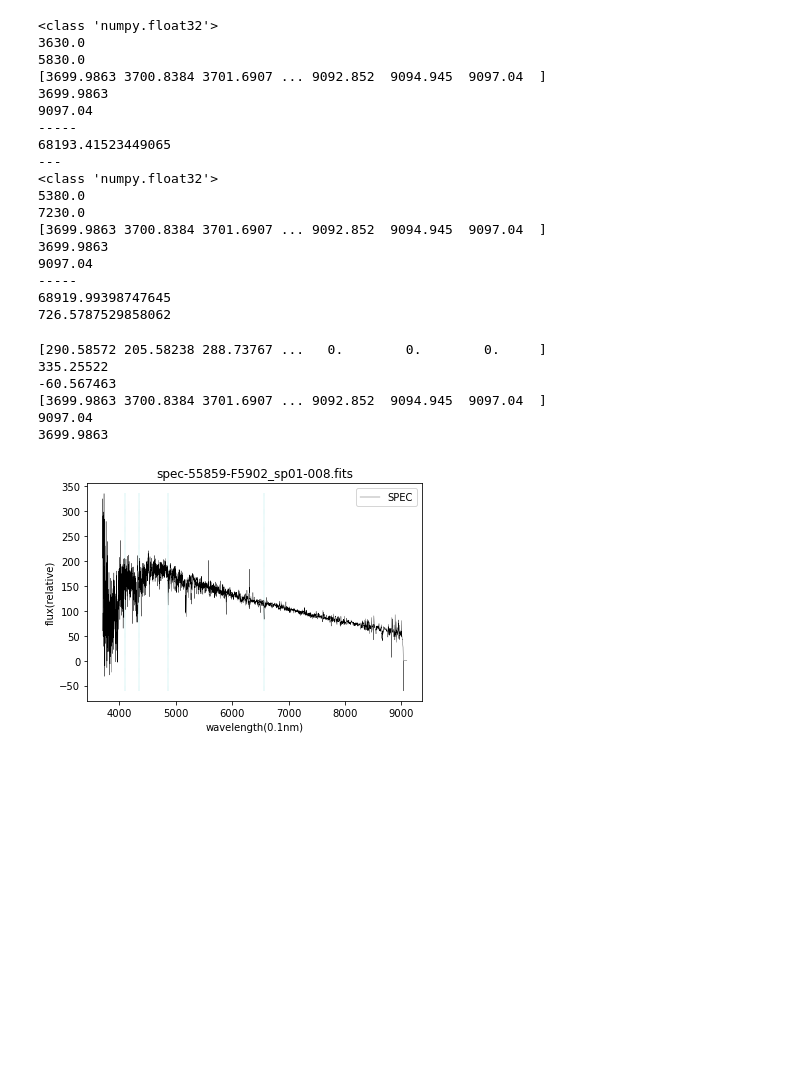
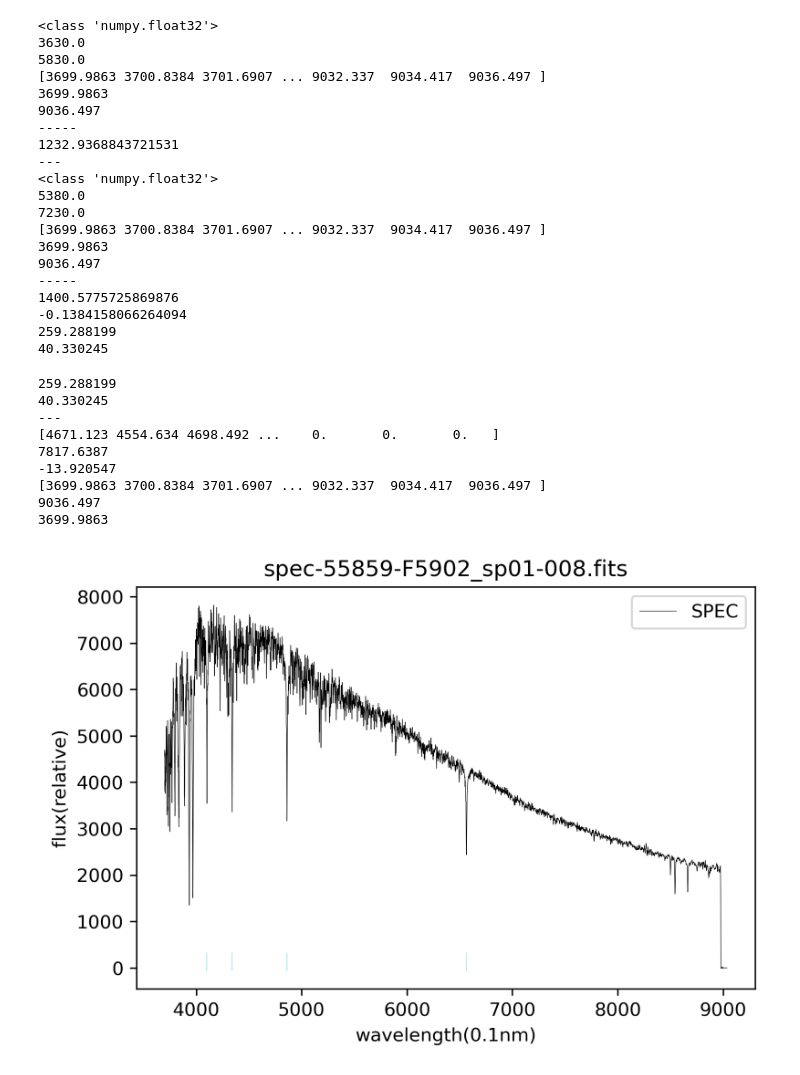
Before and after one commit to haifengchengguang/astronomy_ugriz, a Jupyter notebook: homework1.ipynb, the cells around one changed output. Cells and saved outputs as stored; diff of their text form; code cells hidden in the pictures; blank space fills up the shorter version.

```diff
--- a/homework1.ipynb
+++ b/homework1.ipynb
@@ -2,8 +2,9 @@
 from astropy.io import fits
 import numpy as np
 import matplotlib.pyplot as plt
+import math
 camera = fits.open('filter_curves.fits')
-str1='spec-55859-F5902_sp01-008.fits'
+str1='spec-56393-HD172143N395828B01_sp03-220.fits'
 spec=fits.open(str1)
 camera_g=camera[2].data
 camera_g_flux=camera_g.field(1)
@@ -32,7 +33,8 @@ while True:
         j+=1
     #print(wavelenth[i])
     i+=1
-print(sum)
+fl_g=sum/(5830-3630)
+print(fl_g)
 print("---")
 # for x in np.nditer(wavelenth):
 #     if x<5830.0:
@@ -65,67 +67,85 @@ while True:
             j+=1
     #print(wavelenth[i])
     i+=1
-print(sum_r)
-print(sum_r-sum)
+fl_r=sum_r/(7230-5380)
+print(fl_r)
+#result=sum_r-sum
+result=-2.5*math.log(fl_r,10)-(-2.5*math.log(fl_g,10))
+print(result)
+ra = spec[0].header['ra']
+dec = spec[0].header['dec']
+print(ra)
+print(dec)
 # %% [output]
 <class 'numpy.float32'>
 3630.0
 5830.0
-[3699.9863 3700.8384 3701.6907 ... 9092.852  9094.945  9097.04  ]
+[3699.9863 3700.8384 3701.6907 ... 9032.337  9034.417  9036.497 ]
 3699.9863
-9097.04
+9036.497
 -----
-68193.41523449065
+1232.9368843721531
 ---
 <class 'numpy.float32'>
 5380.0
 7230.0
-[3699.9863 3700.8384 3701.6907 ... 9092.852  9094.945  9097.04  ]
+[3699.9863 3700.8384 3701.6907 ... 9032.337  9034.417  9036.497 ]
 3699.9863
-9097.04
+9036.497
 -----
-68919.99398747645
-726.5787529858062
+1400.5775725869876
+-0.1384158066264094
+259.288199
+40.330245
 # %%
 from astropy.io import fits
 import numpy as np
 import matplotlib.pyplot as plt
-spec=fits.open("spec-55859-F5902_sp01-008.fits")
+spec=fits.open("spec-56393-HD172143N395828B01_sp03-220.fits")
+#print(repr(spec[0].header))
+ra=spec[0].header['ra']
+dec=spec[0].header['dec']
+print(ra)
+print(dec)
+print("---")
 specdata = spec[0].data
 flux1=specdata[0]
 wavelenth=specdata[2]
 print(flux1)
 print(flux1.max())
 print(flux1.min())
 print(wavelenth)
 print(wavelenth.max())
 print(wavelenth.min())
 x=np.arange(3699,9098)
 x1=wavelenth
 y1=flux1
 plt.plot(x1,y1,'',color = 'black',label="SPEC",linewidth=0.3)#o-:圆形
 plt.vlines(4100, -60, 336, colors="c", linestyles="dashed",linewidth=0.2)
 plt.vlines(4340, -60, 336, colors="c", linestyles="dashed",linewidth=0.2)
 plt.vlines(4860, -60, 336, colors="c", linestyles="dashed",linewidth=0.2)
 plt.vlines(6560, -60, 336, colors="c", linestyles="dashed",linewidth=0.2)
 plt.rcParams['savefig.dpi'] = 300 #图片像素
 plt.rcParams['figure.dpi'] = 300 #分辨率
 # l1=plt.plot(x1,y1,'r--',label='type1')
 # plt.plot(x1,y1,'ro-')
 plt.title('spec-55859-F5902_sp01-008.fits')
 plt.xlabel('wavelength(0.1nm)')
 plt.ylabel('flux(relative)')
 plt.legend()
 plt.savefig('./specF9.png')
 plt.show()
 # %% [output]
-[290.58572 205.58238 288.73767 ...   0.        0.        0.     ]
-335.25522
--60.567463
-[3699.9863 3700.8384 3701.6907 ... 9092.852  9094.945  9097.04  ]
-9097.04
+259.288199
+40.330245
+---
+[4671.123 4554.634 4698.492 ...    0.       0.       0.   ]
+7817.6387
+-13.920547
+[3699.9863 3700.8384 3701.6907 ... 9032.337  9034.417  9036.497 ]
+9036.497
 3699.9863
-[figure, old version]
+[figure, new version]
 # %%
 #conding=utf8
 import os
```
Also changed, not shown: parts of 3 cells of this notebook, 2 other files.
